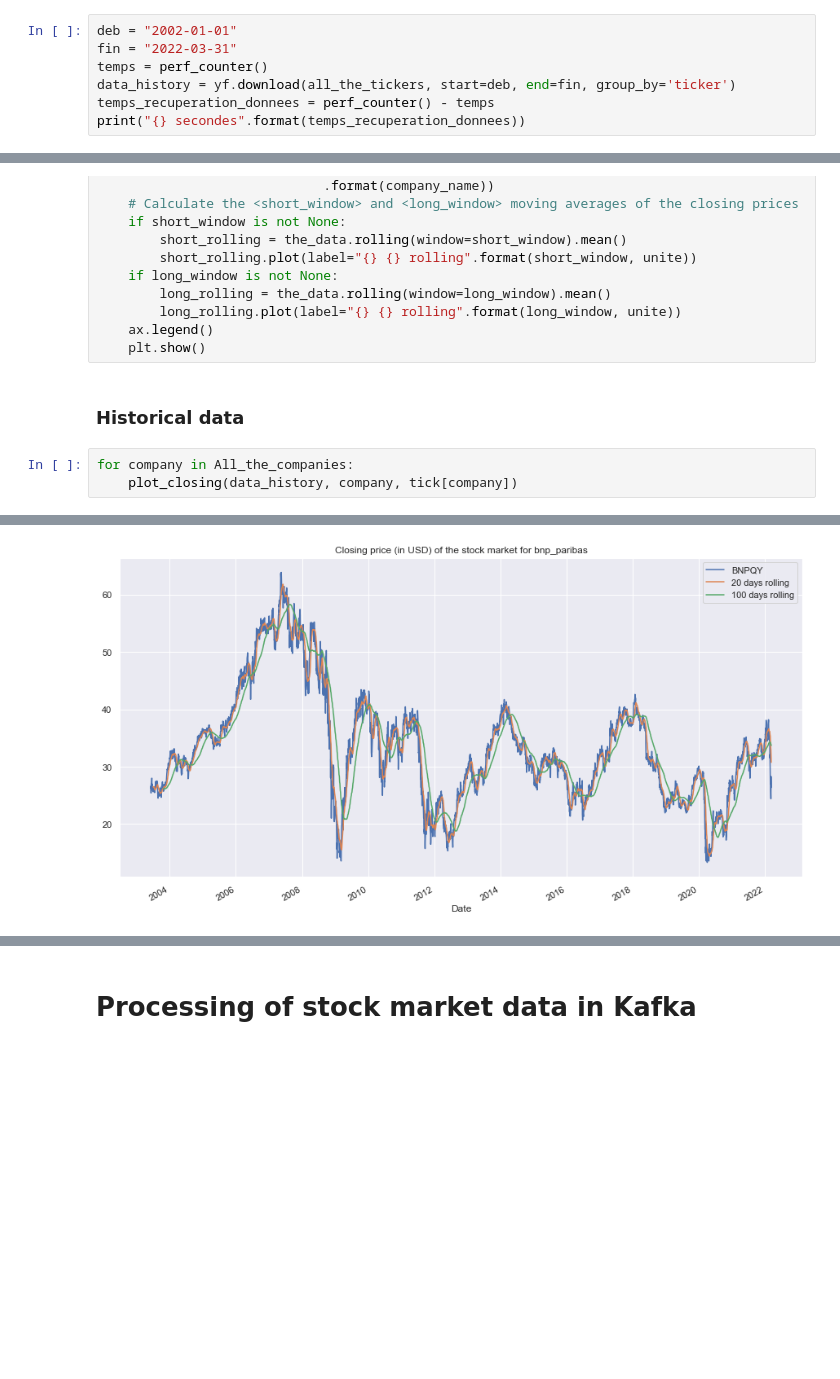
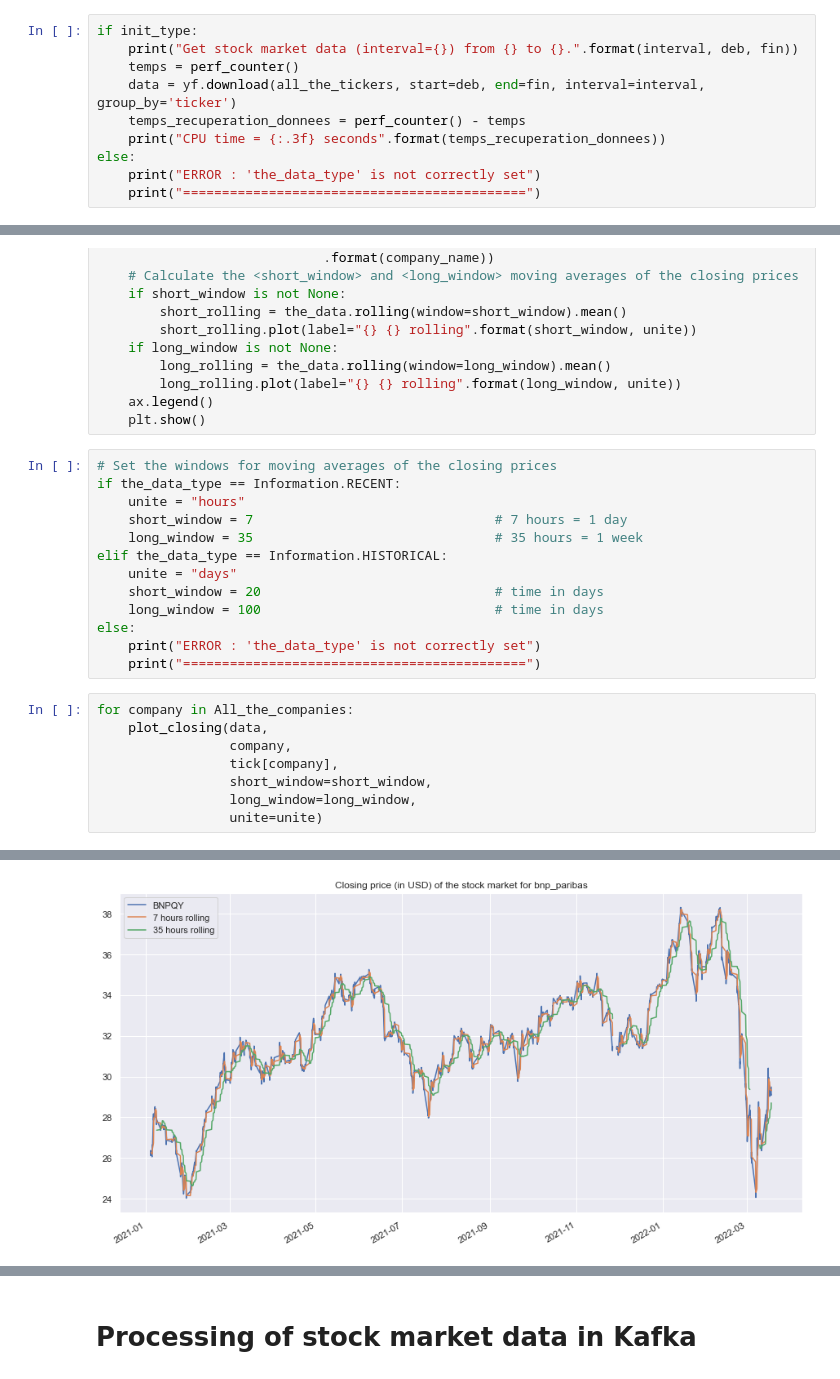
Before and after one commit to hrialan/m2ds-data-stream-project, a Jupyter notebook: NERIN_PERBET_RIALAN__Datastream_sujet_5__Data.ipynb, the cells around one changed output, grey strips where cells are left out. Cells and saved outputs as stored; diff of their text form; blank space fills up the shorter version.

```diff
--- a/NERIN_PERBET_RIALAN__Datastream_sujet_5__Data.ipynb
+++ b/NERIN_PERBET_RIALAN__Datastream_sujet_5__Data.ipynb
@@ -224,8 +283,11 @@ Ferrari N.V. - sector: Consumer Cyclical; country: Italy; logo: https://logo.cle
 # %%
-deb = "2002-01-01"
-fin = "2022-03-31"
-temps = perf_counter()
-data_history = yf.download(all_the_tickers, start=deb, end=fin, group_by='ticker')
-temps_recuperation_donnees = perf_counter() - temps
-print("{} secondes".format(temps_recuperation_donnees))
+if init_type:
+    print("Get stock market data (interval={}) from {} to {}.".format(interval, deb, fin))
+    temps = perf_counter()
+    data = yf.download(all_the_tickers, start=deb, end=fin, interval=interval, group_by='ticker')
+    temps_recuperation_donnees = perf_counter() - temps
+    print("CPU time = {:.3f} seconds".format(temps_recuperation_donnees))
+else:
+    print("ERROR : 'the_data_type' is not correctly set")
+    print("============================================")
 # %% [output]
@@ -373,9 +385,25 @@ def plot_closing(data, company_name, tick, short_window=20, long_window=100, uni
         long_rolling.plot(label="{} {} rolling".format(long_window, unite))
     ax.legend()
     plt.show()
-# %% [markdown]
-### Historical data
+# %%
+# Set the windows for moving averages of the closing prices
+if the_data_type == Information.RECENT:
+    unite = "hours"
+    short_window = 7                               # 7 hours = 1 day
+    long_window = 35                               # 35 hours = 1 week
+elif the_data_type == Information.HISTORICAL:
+    unite = "days"
+    short_window = 20                              # time in days
+    long_window = 100                              # time in days
+else:
+    print("ERROR : 'the_data_type' is not correctly set")
+    print("============================================")
 # %%
 for company in All_the_companies:
-    plot_closing(data_history, company, tick[company])
+    plot_closing(data,
+                 company,
+                 tick[company],
+                 short_window=short_window,
+                 long_window=long_window,
+                 unite=unite)
 # %% [output]
@@ -388 +416 @@ for company in All_the_companies:
-[figure, old version]
+[figure, new version]
```
Also changed, not shown: parts of 49 cells of this notebook, 1 other file.
